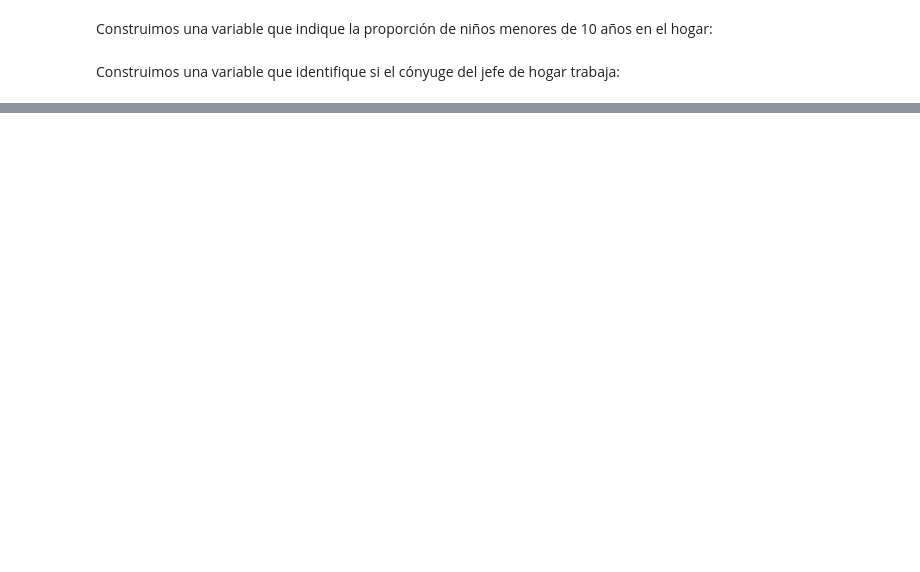
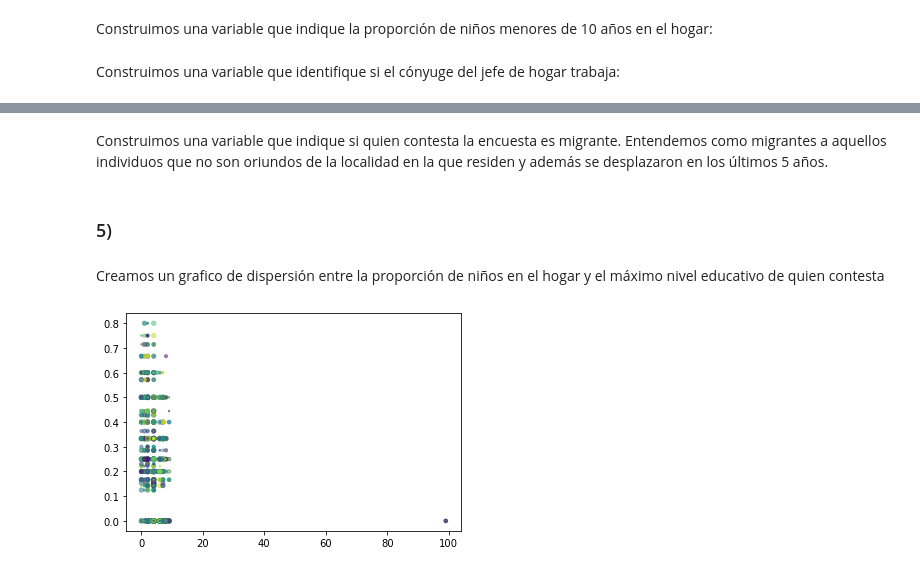
Before and after one commit to hpilar/TrabajosPracticos-Grupo4, a Jupyter notebook: TP4/TP4.ipynb, the cells around one changed output, grey strips where cells are left out. Saved outputs shown, nothing was run; the diff lists cells and outputs as text; code cells hidden in the pictures; blank space fills up the shorter version.

Commit message:
Parte I entre las tres integrantes

```diff
--- a/TP4/TP4.ipynb
+++ b/TP4/TP4.ipynb
@@ -70,6 +70,6 @@ Para esta parte recuperaremos lo realizado en los TPs anteriores.
 # Abrimos la base de hogar
 df_ba=pd.read_excel("usu_hogar_T122.xls")
 # Armamos un nuevo df solo con las observaciones de Buenos Aires y Gran Buenos Aires
-df_ba = df.loc[df['AGLOMERADO'].isin([32, 33])]
+df_ba = df_ba.loc[df_ba['AGLOMERADO'].isin([32, 33])]
 # Abrimos la tabla de usuarios
 df_usu=pd.read_excel("usu_individual_T122.xls")
@@ -247,0 +213,25 @@ for index, row in f_filtrada.iterrows():
+# %% [markdown]
+Construimos una variable que indique si quien contesta la encuesta es migrante. Entendemos como migrantes a aquellos individuos que no son oriundos de la localidad en la que residen y además se desplazaron en los últimos 5 años.
+# %%
+f_filtrada["migrante"] = 0
+
+for index, row in f_filtrada.iterrows():
+    if (row["CH15"] != 1 & row["CH15"] != 2):
+        if (row["CH16"] != 1  & row["CH16"] != 2):
+            f_filtrada.loc[index, "migrante"] = 1
+# %% [markdown]
+### 5)
+# %% [markdown]
+Creamos un grafico de dispersión entre la proporción de niños en el hogar y el máximo nivel educativo de quien contesta
+# %%
+import numpy as np
+import matplotlib.pyplot as plt
+
+x = f_filtrada["CH12"]
+y = f_filtrada["niños_prop"]
+#colors = np.random.rand(5231)
+area = (20 * np.random.rand(5231))**1
+plt.scatter(x, y, s=area, c=colors, alpha=0.5)
+plt.show()
+# %% [output]
+[figure, added]
```
Also changed, not shown: parts of 16 cells of this notebook.
